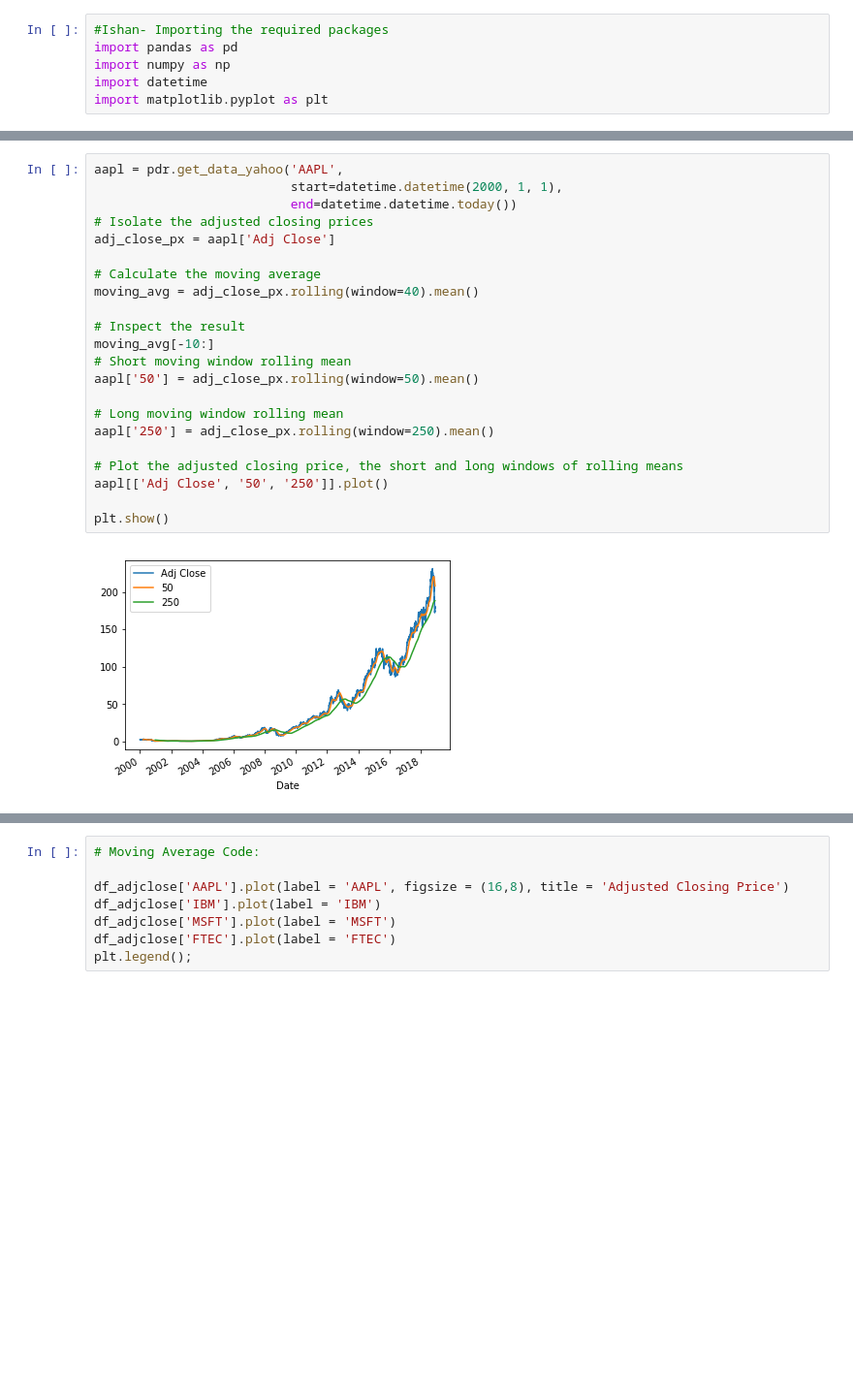
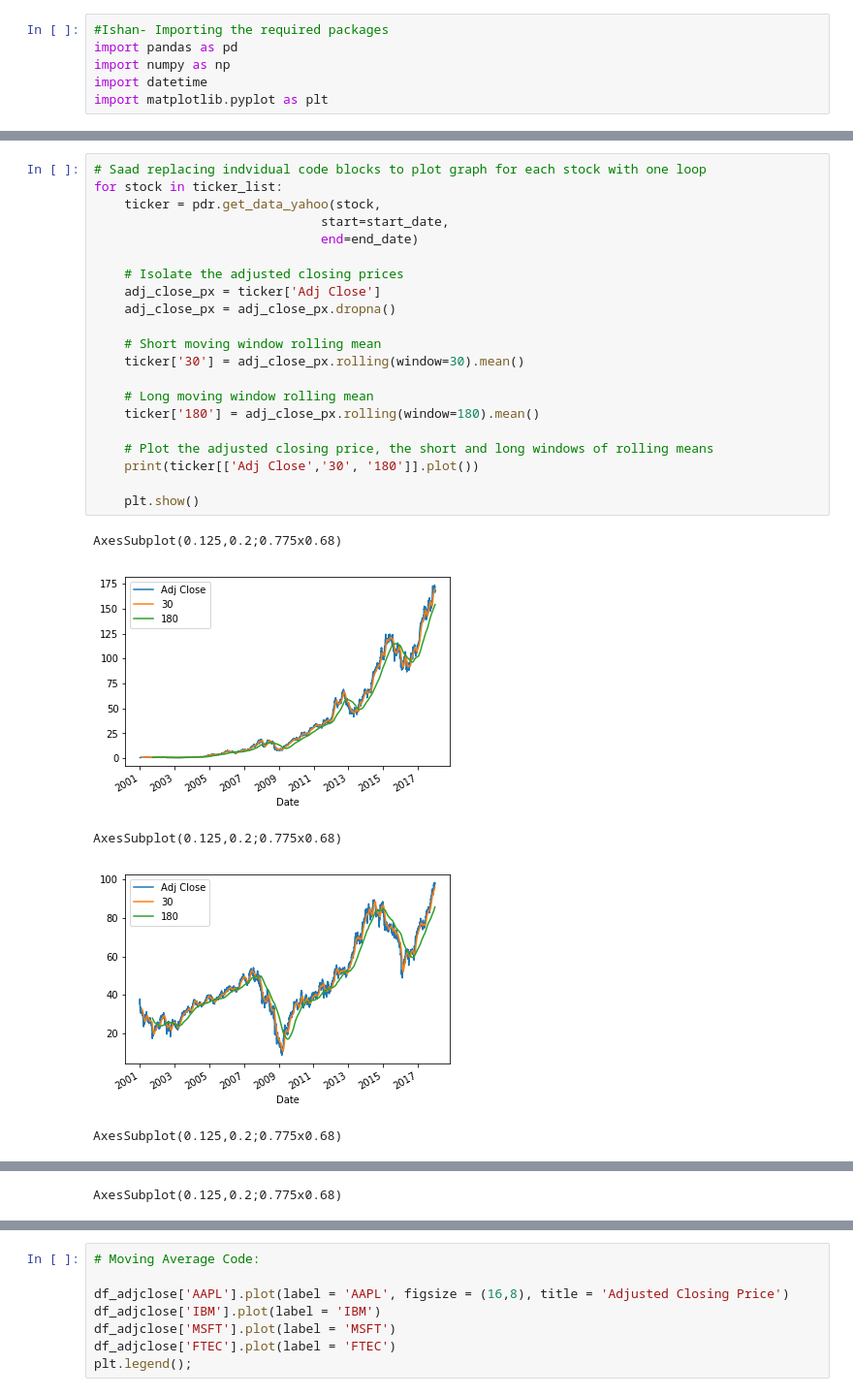
Before and after one commit to it2278/Stock_Analysis_TFA, a Jupyter notebook: master_file.ipynb, the cells around one changed output, grey strips where cells are left out. Shown at 97% size. Cells and saved outputs as stored; diff of their text form; blank space fills up the shorter version.

```diff
--- a/master_file.ipynb
+++ b/master_file.ipynb
@@ -45,24 +107,27 @@ array([[<matplotlib.axes._subplots.AxesSubplot object at 0x...>,
 # %%
-aapl = pdr.get_data_yahoo('AAPL',
-                          start=datetime.datetime(2000, 1, 1),
-                          end=datetime.datetime.today())
-# Isolate the adjusted closing prices
-adj_close_px = aapl['Adj Close']
+# Saad replacing indvidual code blocks to plot graph for each stock with one loop
+for stock in ticker_list:
+    ticker = pdr.get_data_yahoo(stock,
+                              start=start_date,
+                              end=end_date)
 
-# Calculate the moving average
-moving_avg = adj_close_px.rolling(window=40).mean()
+    # Isolate the adjusted closing prices
+    adj_close_px = ticker['Adj Close']
+    adj_close_px = adj_close_px.dropna()
 
-# Inspect the result
-moving_avg[-10:]
-# Short moving window rolling mean
-aapl['50'] = adj_close_px.rolling(window=50).mean()
+    # Short moving window rolling mean
+    ticker['30'] = adj_close_px.rolling(window=30).mean()
 
-# Long moving window rolling mean
-aapl['250'] = adj_close_px.rolling(window=250).mean()
+    # Long moving window rolling mean
+    ticker['180'] = adj_close_px.rolling(window=180).mean()
 
-# Plot the adjusted closing price, the short and long windows of rolling means
-aapl[['Adj Close', '50', '250']].plot()
+    # Plot the adjusted closing price, the short and long windows of rolling means
+    print(ticker[['Adj Close','30', '180']].plot())
 
-plt.show()
+    plt.show()
 # %% [output]
+AxesSubplot(0.125,0.2;0.775x0.68)
-[figure, old version]
+[figure, new version]
+AxesSubplot(0.125,0.2;0.775x0.68)
+[figure, added]
+AxesSubplot(0.125,0.2;0.775x0.68)
@@ -68,0 +135 @@ plt.show()
+AxesSubplot(0.125,0.2;0.775x0.68)
```
Also changed, not shown: parts of 28 cells of this notebook.
